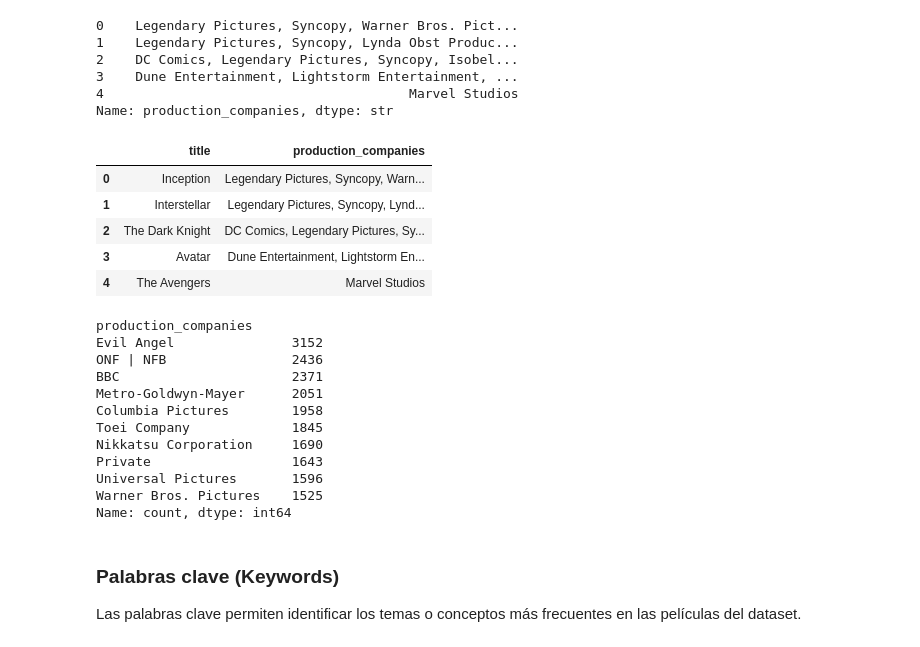
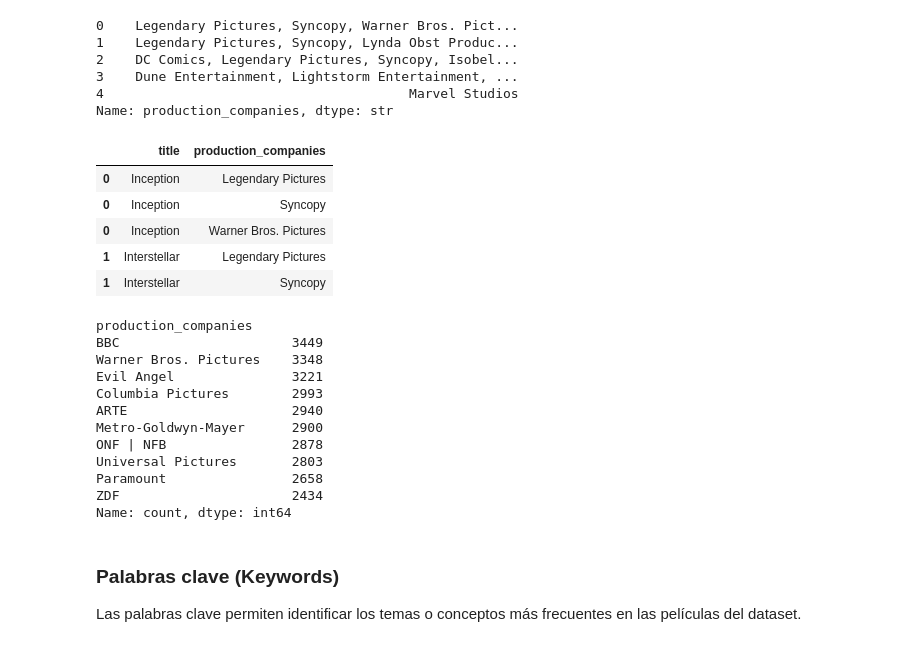
Before and after one commit to natonnelier/tmdb_movies_data_analysis, a Jupyter notebook: tp_grupo_9_movies.ipynb, the cells around one changed output. Saved outputs shown, nothing was run; the diff lists cells and outputs as text; code cells hidden in the pictures.

```diff
--- a/tp_grupo_9_movies.ipynb
+++ b/tp_grupo_9_movies.ipynb
@@ -537,18 +537,24 @@ movies["production_companies"].head()
 3    Dune Entertainment, Lightstorm Entertainment, ...
 4                                       Marvel Studios
 Name: production_companies, dtype: str
-# %%
-# Aplanar la lista de productoras
-companies = movies.explode("production_companies")
-
-companies[["title", "production_companies"]].head()
-# %% [output]
-|  | title | production_companies |
-| 0 | Inception | Legendary Pictures, Syncopy, Warn... |
-| 1 | Interstellar | Legendary Pictures, Syncopy, Lynd... |
-| 2 | The Dark Knight | DC Comics, Legendary Pictures, Sy... |
-| 3 | Avatar | Dune Entertainment, Lightstorm En... |
-| 4 | The Avengers | Marvel Studios |
+# %%
+# La columna production_companies también está almacenada como un string separado por comas
+# Convertimos el string en una lista (igual que genres y production_countries)
+movies["production_companies"] = movies["production_companies"].fillna("").apply(
+    lambda x: [c.strip() for c in x.split(",") if c]
+)
+
+# Aplanar la lista de productoras
+companies = movies.explode("production_companies")
+
+companies[["title", "production_companies"]].head()
+# %% [output]
+|  | title | production_companies |
+| 0 | Inception | Legendary Pictures |
+| 0 | Inception | Syncopy |
+| 0 | Inception | Warner Bros. Pictures |
+| 1 | Interstellar | Legendary Pictures |
+| 1 | Interstellar | Syncopy |
 # %%
 #Conteo de productoras
 company_counts = companies["production_companies"].value_counts()
@@ -556,16 +562,16 @@ company_counts = companies["production_companies"].value_counts()
 company_counts.head(10)
 # %% [output]
 production_companies
-Evil Angel               3152
-ONF | NFB                2436
-BBC                      2371
-Metro-Goldwyn-Mayer      2051
-Columbia Pictures        1958
-Toei Company             1845
-Nikkatsu Corporation     1690
-Private                  1643
-Universal Pictures       1596
-Warner Bros. Pictures    1525
+BBC                      3449
+Warner Bros. Pictures    3348
+Evil Angel               3221
+Columbia Pictures        2993
+ARTE                     2940
+Metro-Goldwyn-Mayer      2900
+ONF | NFB                2878
+Universal Pictures       2803
+Paramount                2658
+ZDF                      2434
 Name: count, dtype: int64
 # %% [markdown]
 ### Palabras clave (Keywords)
```
Also changed, not shown: parts of 28 cells of this notebook.
